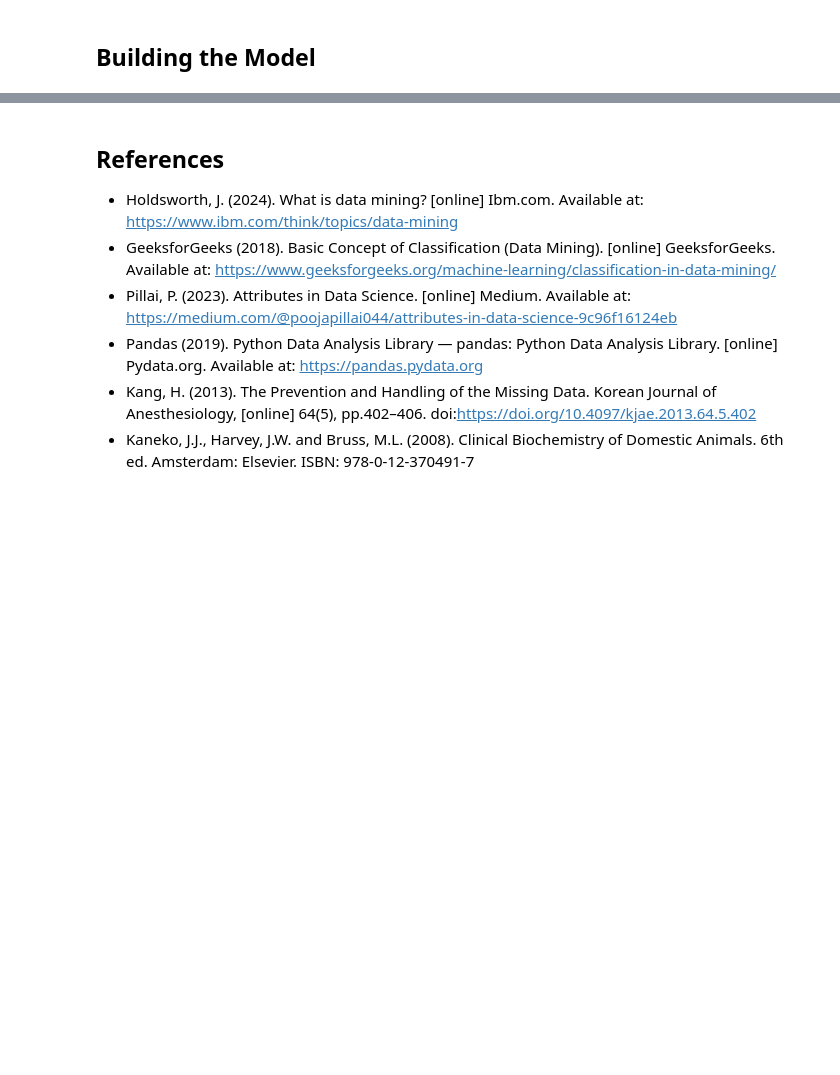
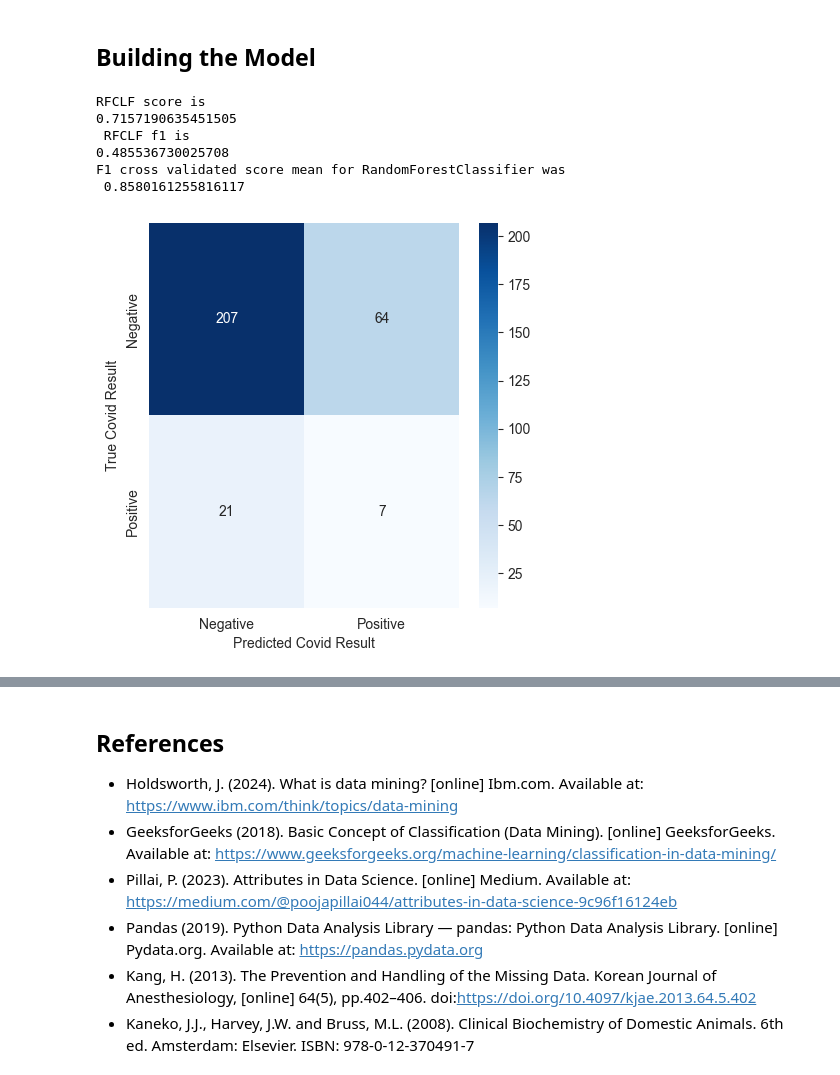
Before and after one commit to TheCherubQueen/DC3DMN, a Jupyter notebook: cw/DC3DMN_Report.ipynb, the cells around one changed output, grey strips where cells are left out. Drawn from its saved outputs; the diff is of its cells as text; code cells hidden in the pictures; blank space fills up the shorter version.

Commit message:
started tweaking model params and adding cross val

```diff
--- a/cw/DC3DMN_Report.ipynb
+++ b/cw/DC3DMN_Report.ipynb
@@ -437,6 +618,11 @@ pca.set_output(transform = "pandas")
 pca.fit(df_predictor_train)
 df_predictor_train = pca.transform(df_predictor_train)
 df_predictor_test = pca.transform(df_predictor_test)
+# %%
+scaler = StandardScaler()
+scaler.fit(df_predictor_train)
+df_predictor_train = scaler.transform(df_predictor_train)
+df_predictor_test = scaler.transform(df_predictor_test)
 # %% [markdown]
 ### Classifier Imbalance
 When the dataset was first read, the summary overview of df_all showed that there were 3598 False and 401 True values a ratio of roughly 90 to 1 (this has changed slightly through dropping columns etc during processing, but the ratio remains mostly unchanged). During iterative testing, linear regression and random forest classifier engines both kept producing multiple false negatives. This is probably due to the extreme imbalance among classifiers. This also made it hard for cross validation methods, such as K-fold, to give accurate reports on the quality of the model. This imbalance needs to be addressed in order to give the model the best chance at accurately predicting the classification of unseen data.
@@ -446,20 +637,40 @@ print(class_counts)
 # %% [markdown]
 The best method for dealing with a class imbalance is to carry out sampling of the dataset. This can be oversampling, where additional entries are added to the dataset for the minority class or undersampling, where the majority class has entries filtered out until the classes are balanced. Both of the sampling methods can be implemented in various ways, and all have drawbacks and advantages.
 # %%
-sos = SMOTE(random_state = 1, sampling_strategy = 'minority')
-df_predictor_train, df_classifier_train = sos.fit_resample(df_predictor_train, df_classifier_train)
+# sos = SMOTE(random_state = 1, sampling_strategy = 'minority')
+# df_predictor_train, df_classifier_train = sos.fit_resample(df_predictor_train, df_classifier_train)
+
+adasyn = ADASYN(random_state = 1)
+df_predictor_train, df_classifier_train = adasyn.fit_resample(df_predictor_train, df_classifier_train)
 # %% [markdown]
 ## Building the Model
+# %%
+# set up cross validator now
+skf = StratifiedKFold(n_splits = 10, shuffle = True, random_state = 1)
+def cross_val(model):
+    validator = cross_validate(model, df_predictor_train, df_classifier_train, cv = skf, scoring = ['f1'], return_train_score = False)
+    model_name = model.__class__.__name__
+    score = f'F1 cross validated score mean for {model_name} was\n {validator['test_f1'].mean()}'
+    return score
 # %%
-rfclf = RandomForestClassifier(random_state = 1, n_estimators = 100)
+rfclf = RandomForestClassifier(random_state = 1, n_estimators = 50)
 rfclf.fit(df_predictor_train, df_classifier_train)
 rfclf_predictions = rfclf.predict(df_predictor_test)
 test_rf_score = rfclf.score(df_predictor_test, df_classifier_test)
 test_rf_f1 = f1_score(df_classifier_test,rfclf_predictions , average='macro')
 print(f'RFCLF score is \n{test_rf_score}\n RFCLF f1 is \n{test_rf_f1}')
+print(cross_val(rfclf))
 cm = confusion_matrix(df_classifier_test, rfclf_predictions)
 plt.figure(figsize = (5,5))
 sns.heatmap(cm, annot=True, fmt='d', cmap='Blues', xticklabels=['Negative', 'Positive'], yticklabels=['Negative', 'Positive'])
 plt.xlabel('Predicted Covid Result')
 plt.ylabel('True Covid Result')
 plt.show()
+# %% [output]
+RFCLF score is
+0.7157190635451505
+ RFCLF f1 is
+0.485536730025708
+F1 cross validated score mean for RandomForestClassifier was
+ 0.8580161255816117
+[figure, added]
```
Also changed, not shown: parts of 28 cells of this notebook, 1 other file.
